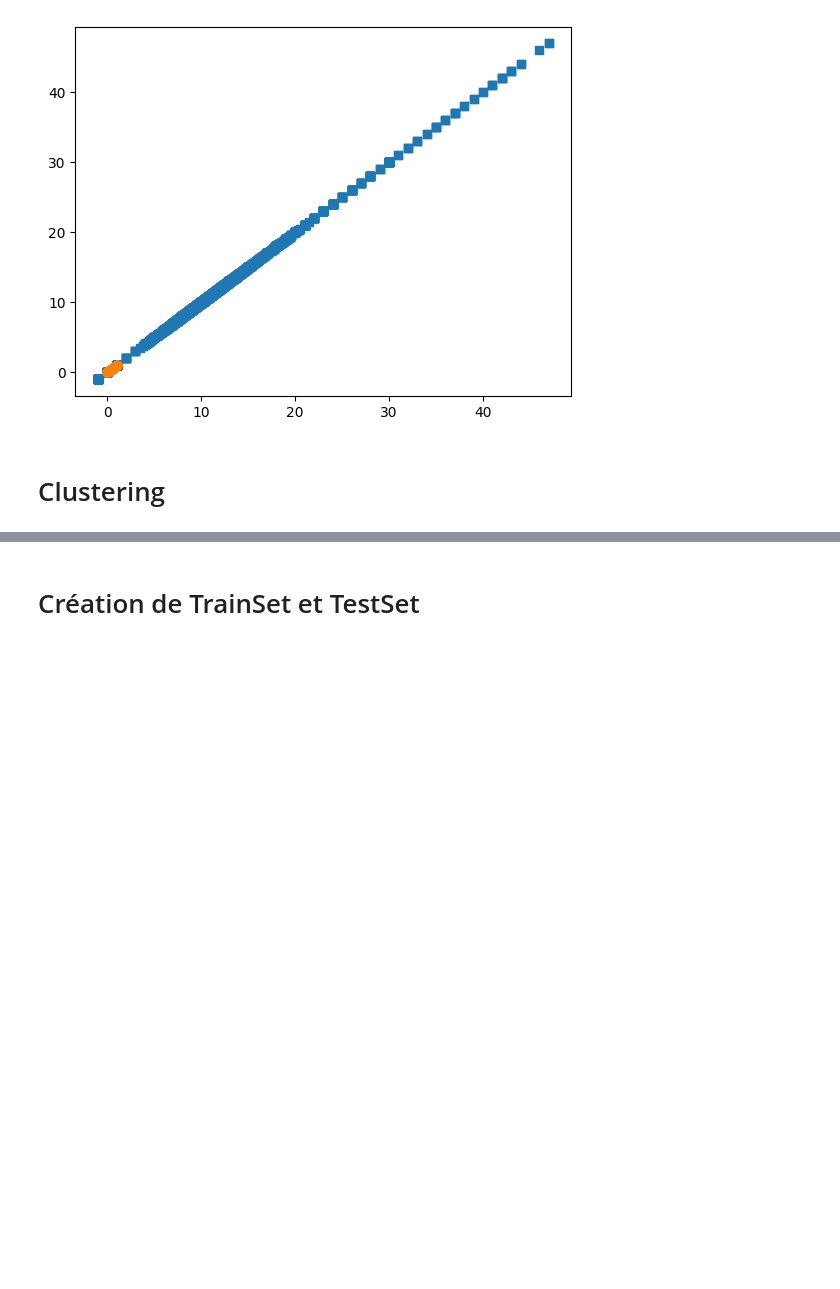
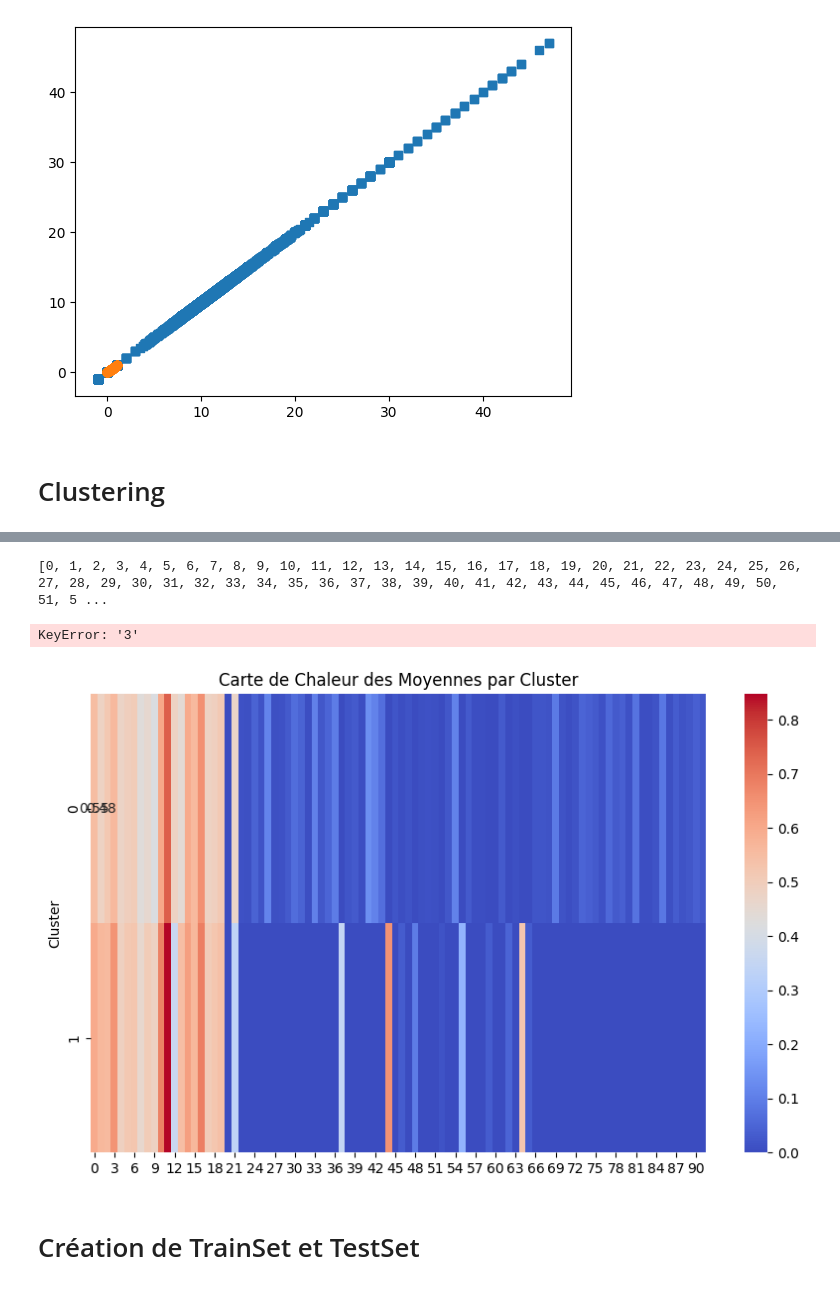
Before and after one commit to TsioryFano/projetM2python, a Jupyter notebook: exploration.ipynb, the cells around one changed output, grey strips where cells are left out. Cells and saved outputs as stored; diff of their text form; code cells hidden in the pictures; blank space fills up the shorter version.

```diff
--- a/exploration.ipynb
+++ b/exploration.ipynb
@@ -521,5 +541,10 @@ clusterer = AgglomerativeClustering(n_clusters=nombre_clusters)
 # Application de l'algorithme de clustering aux caractéristiques
 clusters = clusterer.fit_predict(donnees_normalisees_S)
 
+# Convertir le tableau NumPy en DataFrame Pandas
+donnees_normalisees_S = pd.DataFrame(donnees_normalisees_S)
 
-df['Cluster'] = clusters
+
+donnees_normalisees_S.reset_index(drop=True, inplace=True)  # Réinitialiser l'index
+
+donnees_normalisees_S['Cluster'] = clusters
@@ -528,0 +551,12 @@ AgglomerativeClustering does not accept missing values encoded as NaN natively.
+# %%
+# Données normalisées avec la colonne 'Cluster' ajoutée
+donnees_normalisees_S = pd.DataFrame(donnees_normalisees_S)
+
+# Groupement des données par cluster
+groupes_clusters = donnees_normalisees_S.groupby('Cluster')
+
+# Calcul des statistiques descriptives pour chaque cluster
+statistiques_descriptives = groupes_clusters.describe()
+
+# Afficher les statistiques descriptives
+print(statistiques_descriptives)
@@ -529,3 +583,30 @@ AgglomerativeClustering does not accept missing values encoded as NaN natively.
+# %%
+print(donnees_normalisees_S.columns.tolist())
+# %% [output]
+[0, 1, 2, 3, 4, 5, 6, 7, 8, 9, 10, 11, 12, 13, 14, 15, 16, 17, 18, 19, 20, 21, 22, 23, 24, 25, 26, 27, 28, 29, 30, 31, 32, 33, 34, 35, 36, 37, 38, 39, 40, 41, 42, 43, 44, 45, 46, 47, 48, 49, 50, 51, 5 ...
+# %%
+# Parcourir chaque cluster et créer un graphique en nuage de points
+for cluster, data in groupes_clusters:
+    plt.scatter(data['3'], data['2'], label=f'Cluster {cluster}')
+
+plt.xlabel('3')
+plt.ylabel('2')
+plt.legend()
+plt.title('Graphique en Nuage de Points des Clusters')
+plt.show()
+# %% [output]
+KeyError: '3'
+# %%
+# Calculer la moyenne des caractéristiques par cluster
+moyennes_clusters = groupes_clusters.mean()
+
+# Créer une carte de chaleur pour visualiser les moyennes
+plt.figure(figsize=(10, 6))
+sns.heatmap(moyennes_clusters, annot=True, cmap='coolwarm')
+plt.title('Carte de Chaleur des Moyennes par Cluster')
+plt.show()
+# %% [output]
+[figure, added]
 # %% [markdown]
 # Création de TrainSet et TestSet
 # %%
```
Also changed, not shown: parts of 9 cells of this notebook, 1 other file.
